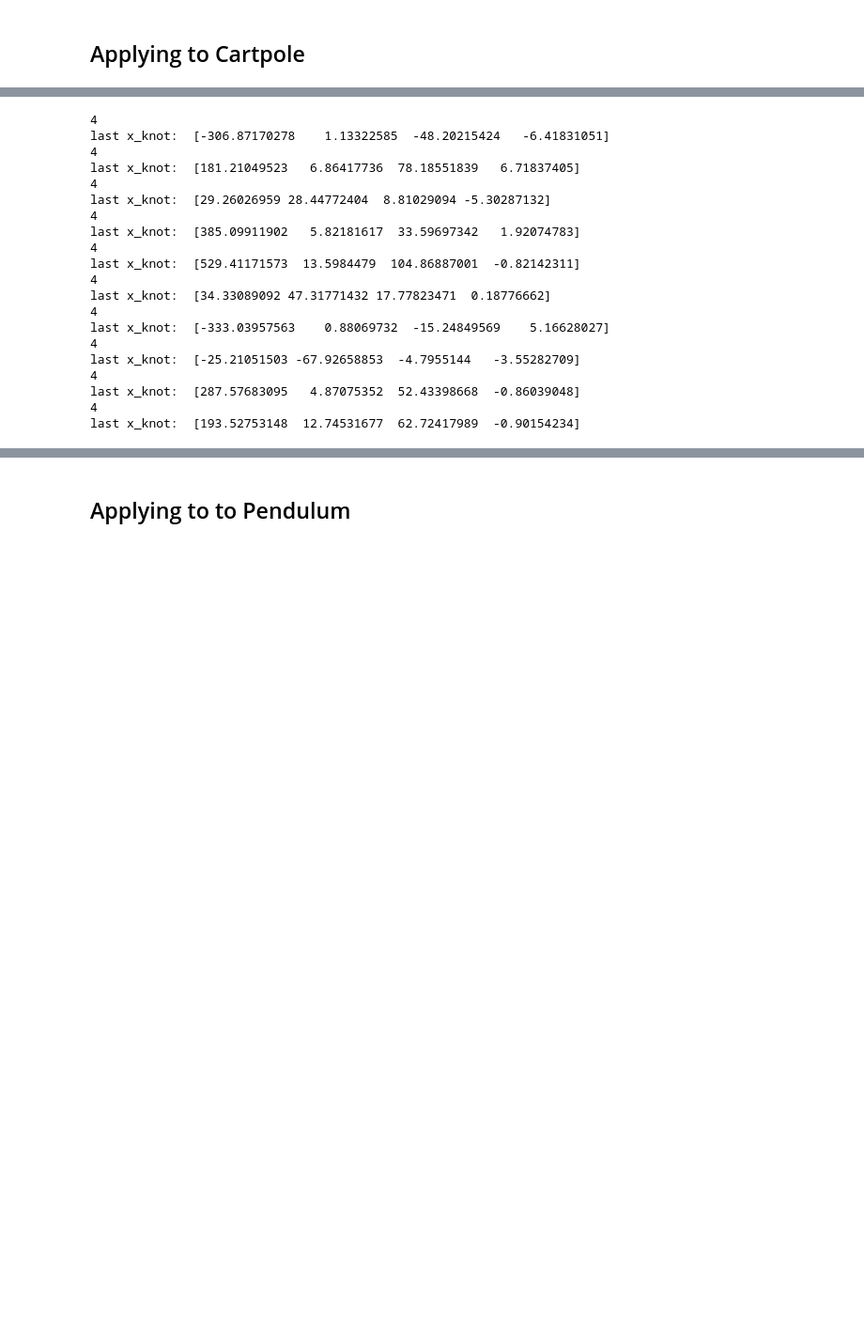
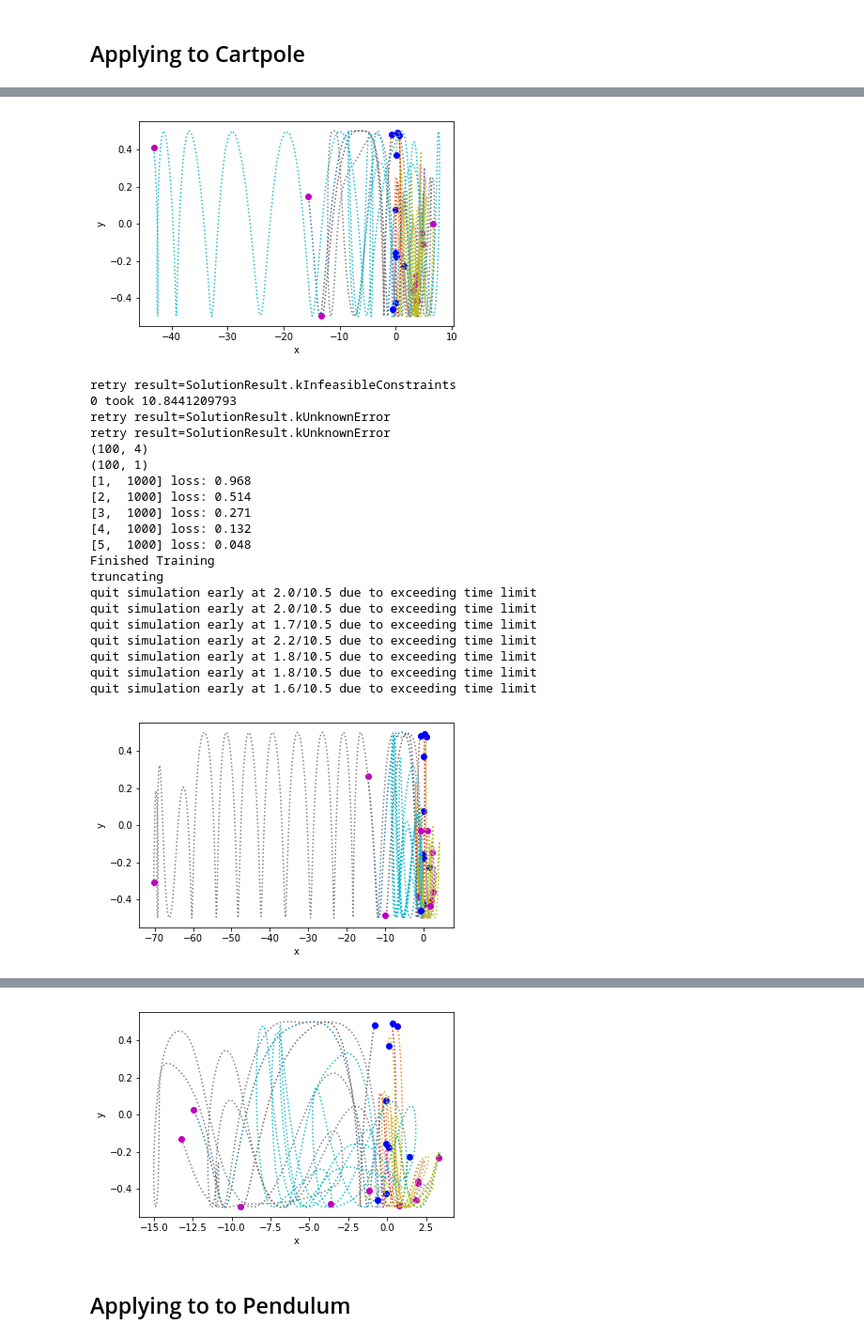
Before and after one commit to robert-verkuil/drake-pytorch, a Jupyter notebook: python/Igor + DL (prong 2).ipynb, the cells around one changed output, grey strips where cells are left out. Shown at 94% size. Saved outputs shown, nothing was run; the diff lists cells and outputs as text; code cells hidden in the pictures; blank space fills up the shorter version.

Commit message:
About to test non-naive cartpole w Igors method

```diff
--- a/python/Igor + DL (prong 2).ipynb
+++ b/python/Igor + DL (prong 2).ipynb
@@ -32,11 +33,12 @@ from igor import (
 # %% [markdown]
 ## Applying to Pendulum
 # %%
+%matplotlib inline
 # First let's just see what Igor Optimization does on pendulum
 def kNetConstructor():
-#     return MLP(2, 32, layer_norm=False)
+    return MLP(2, 32, layer_norm=False)
 #     return MLP(2, 2, layer_norm=False)
-    return FCBIG(2, 2)
+#     return FCBIG(2, 2)
 net = kNetConstructor()
 expmt = "pendulum"
 ic_list=None
@@ -82,11 +68,13 @@ last x_knot:  [79.02473201 -6.45323758]
 # %% [markdown]
 ## Applying to Cartpole
 # %%
+%matplotlib inline
 # First let's just see what Igor Optimization does on pendulum
-kNetConstructor = lambda: MLP(4, 128, layer_norm=False)
+def kNetConstructor():
+    return MLP(4, 128, layer_norm=False)
 net = kNetConstructor()
 expmt = "cartpole"
 ic_list=None
 
-do_igor_optimization(net, kNetConstructor, expmt, ic_list, warm_start=None)
+do_igor_optimization(net, kNetConstructor, expmt, ic_list, naive=True, warm_start=None)
 # %% [output]
@@ -112,20 +101,22 @@ Finished Training
+[figure, added]
-4
-last x_knot:  [-306.87170278    1.13322585  -48.20215424   -6.41831051]
-4
-last x_knot:  [181.21049523   6.86417736  78.18551839   6.71837405]
-4
-last x_knot:  [29.26026959 28.44772404  8.81029094 -5.30287132]
-4
-last x_knot:  [385.09911902   5.82181617  33.59697342   1.92074783]
-4
-last x_knot:  [529.41171573  13.5984479  104.86887001  -0.82142311]
-4
-last x_knot:  [34.33089092 47.31771432 17.77823471  0.18776662]
-4
-last x_knot:  [-333.03957563    0.88069732  -15.24849569    5.16628027]
-4
-last x_knot:  [-25.21051503 -67.92658853  -4.7955144   -3.55282709]
-4
-last x_knot:  [287.57683095   4.87075352  52.43398668  -0.86039048]
-4
-last x_knot:  [193.52753148  12.74531677  62.72417989  -0.90154234]
+retry result=SolutionResult.kInfeasibleConstraints
+0 took 10.8441209793
+retry result=SolutionResult.kUnknownError
+retry result=SolutionResult.kUnknownError
+(100, 4)
+(100, 1)
+[1,  1000] loss: 0.968
+[2,  1000] loss: 0.514
+[3,  1000] loss: 0.271
+[4,  1000] loss: 0.132
+[5,  1000] loss: 0.048
+Finished Training
+truncating
+quit simulation early at 2.0/10.5 due to exceeding time limit
+quit simulation early at 2.0/10.5 due to exceeding time limit
+quit simulation early at 1.7/10.5 due to exceeding time limit
+quit simulation early at 2.2/10.5 due to exceeding time limit
+quit simulation early at 1.8/10.5 due to exceeding time limit
+quit simulation early at 1.8/10.5 due to exceeding time limit
+quit simulation early at 1.6/10.5 due to exceeding time limit
+[figure, added]
@@ -132,3 +143,4 @@ last x_knot:  [193.52753148  12.74531677  62.72417989  -0.90154234]
+[figure, added]
 # %% [markdown]
 ## Applying to to Pendulum
 # %%
```
Also changed, not shown: parts of 3 cells of this notebook, 5 other files.
